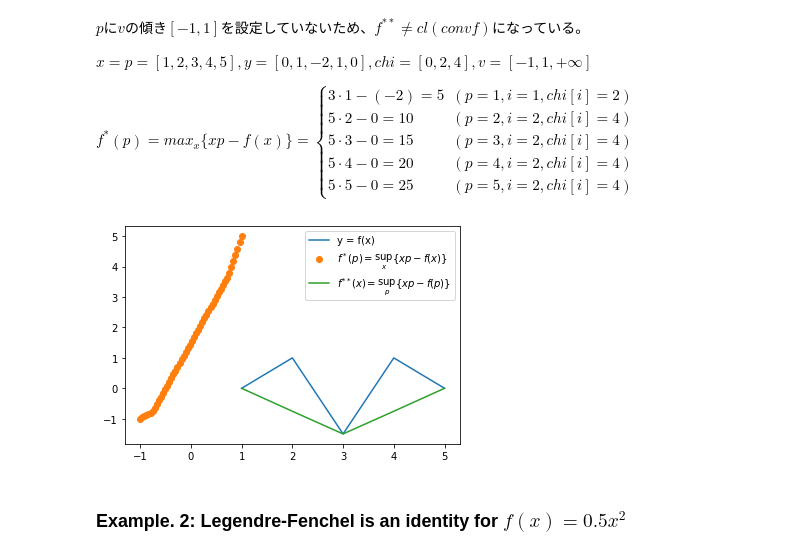
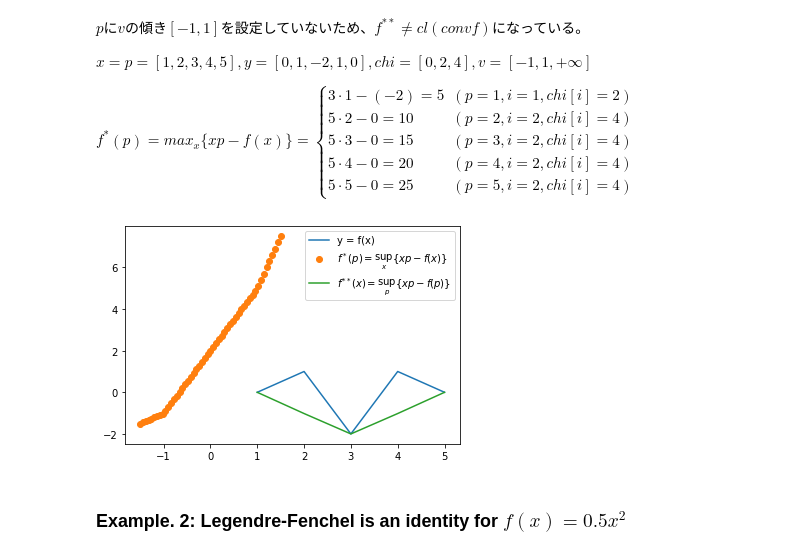
Before and after one commit to yy-sakai/Reserch, a Jupyter notebook: code/jupyter notebook/legendre_fenchel.ipynb, the cells around one changed output. Cells and saved outputs as stored; diff of their text form; code cells hidden in the pictures.

```diff
--- a/code/jupyter notebook/legendre_fenchel.ipynb
+++ b/code/jupyter notebook/legendre_fenchel.ipynb
@@ -93,20 +93,20 @@ $
 # %%
 x = [1, 2, 3, 4, 5]
 y = [0, 1, -2, 1, 0]
 
 plt.plot(x, y, label=r'y = f(x)')
 
-p = np.linspace(-1,1,50)
+p = np.linspace(-1.5,1.5,51)
 t, _ = legendre_fenchel(x, y, p)
 plt.plot(p, t, 'o', label=r'$f^*(p) = \sup_{x}\{xp - f(x)\}$')
 
 # f** gives the convex hull
 yss, _ = legendre_fenchel(p, t, x)
 plt.plot(x, yss, label=r'$f^{**}(x) = \sup_{p}\{xp - f(p)\}$')
 plt.legend()
 plt.show()
 # %% [output]
-[figure, old version]
+[figure, new version]
 # %% [markdown]
 ### Example. 2: Legendre-Fenchel is an identity for $f(x) = 0.5 x^2$
 # %%
```
Also changed, not shown: parts of 1 cell of this notebook, 1 other file.
